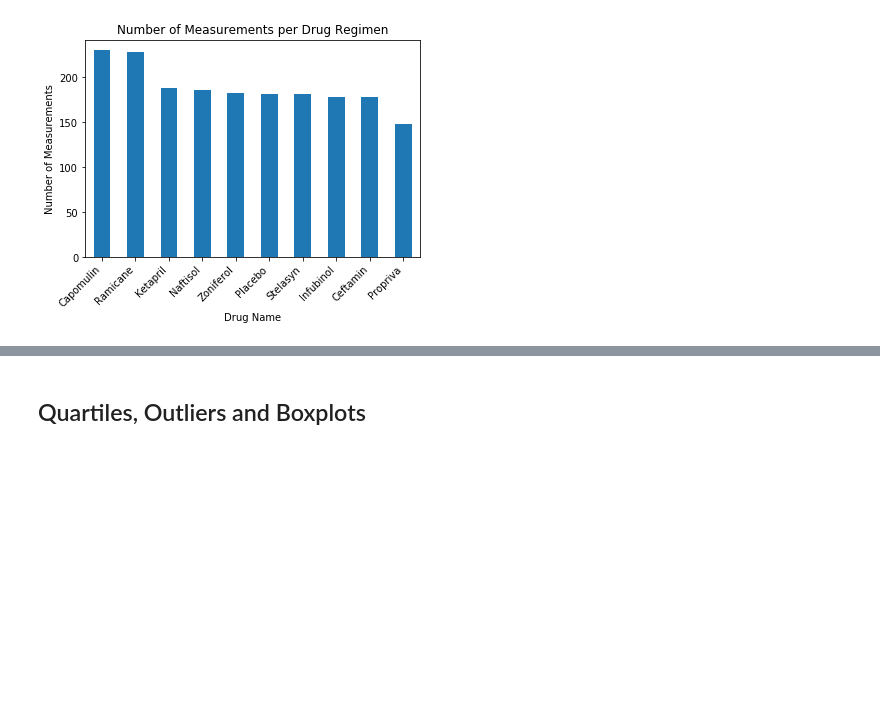
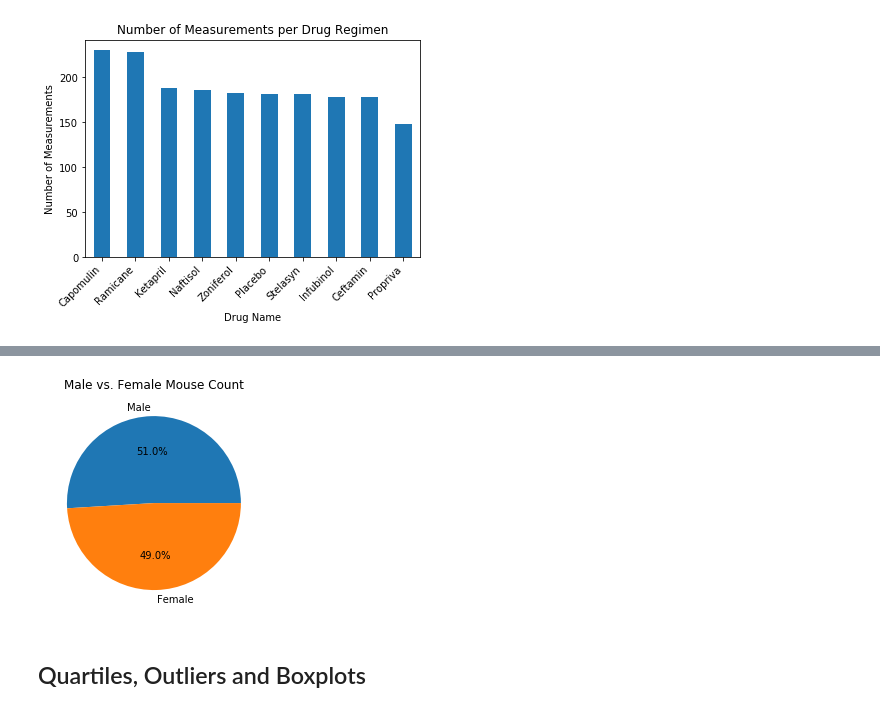
Before and after one commit to briennecole/matplotlib_challenge, a Jupyter notebook: pymaceuticals_challenge.ipynb, the cells around one changed output, grey strips where cells are left out. Saved outputs shown, nothing was run; the diff lists cells and outputs as text; code cells hidden in the pictures; blank space fills up the shorter version.

```diff
--- a/pymaceuticals_challenge.ipynb
+++ b/pymaceuticals_challenge.ipynb
@@ -202,5 +207,12 @@ m_f_pie = m_f_count.plot(kind="pie")
 # %%
 # Generate a pie plot showing the distribution of female versus male mice using pyplot
+gender_count = m_f_count.tolist()
+gender = clean_data["Sex"].unique()
+plt.pie(gender_count, labels=gender, autopct="%1.1f%%")
+plt.title("Male vs. Female Mouse Count")
+plt.show()
+# %% [output]
+[figure, added]
 # %% [markdown]
 ## Quartiles, Outliers and Boxplots
 # %%
```
Also changed, not shown: parts of 5 cells of this notebook.
